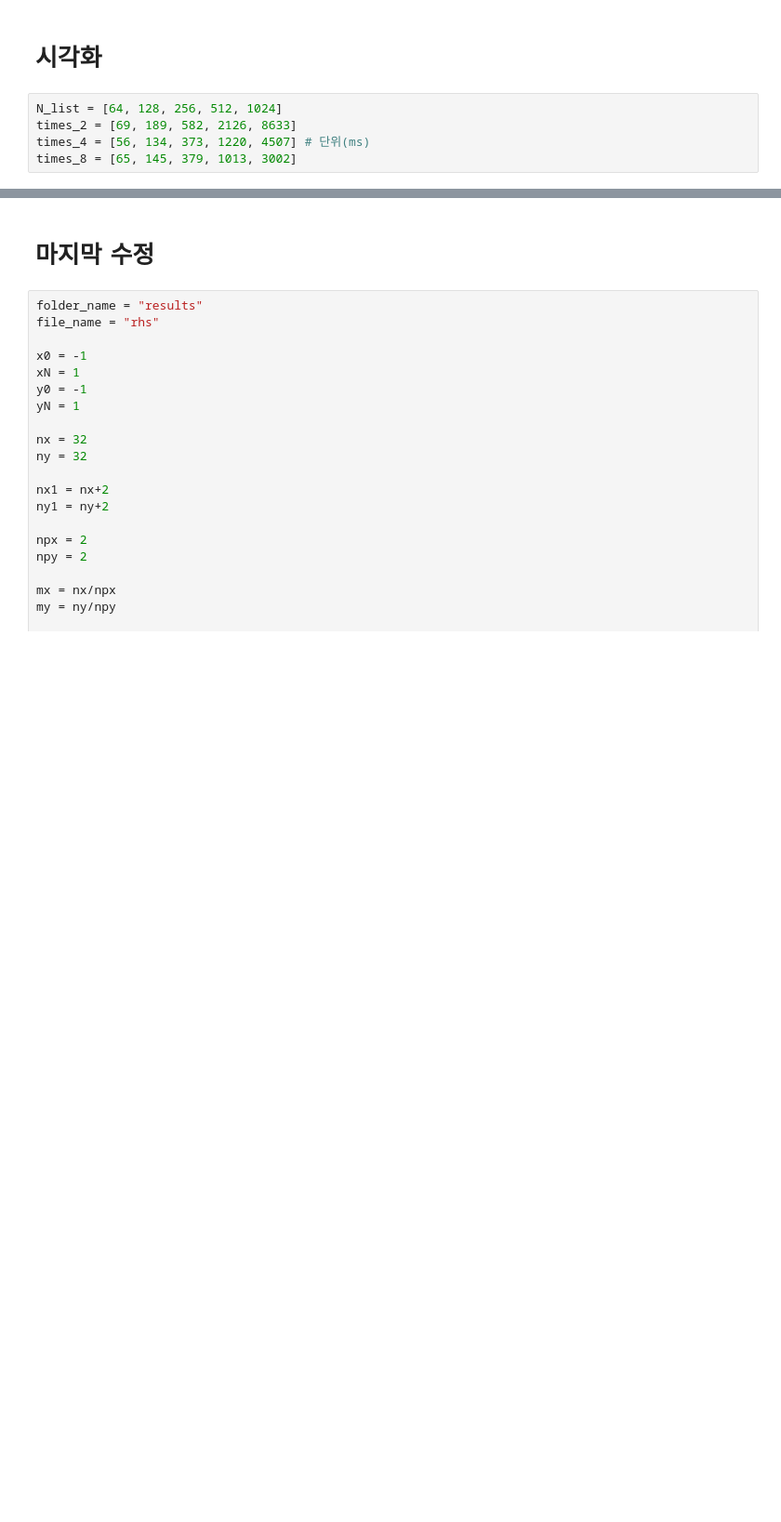
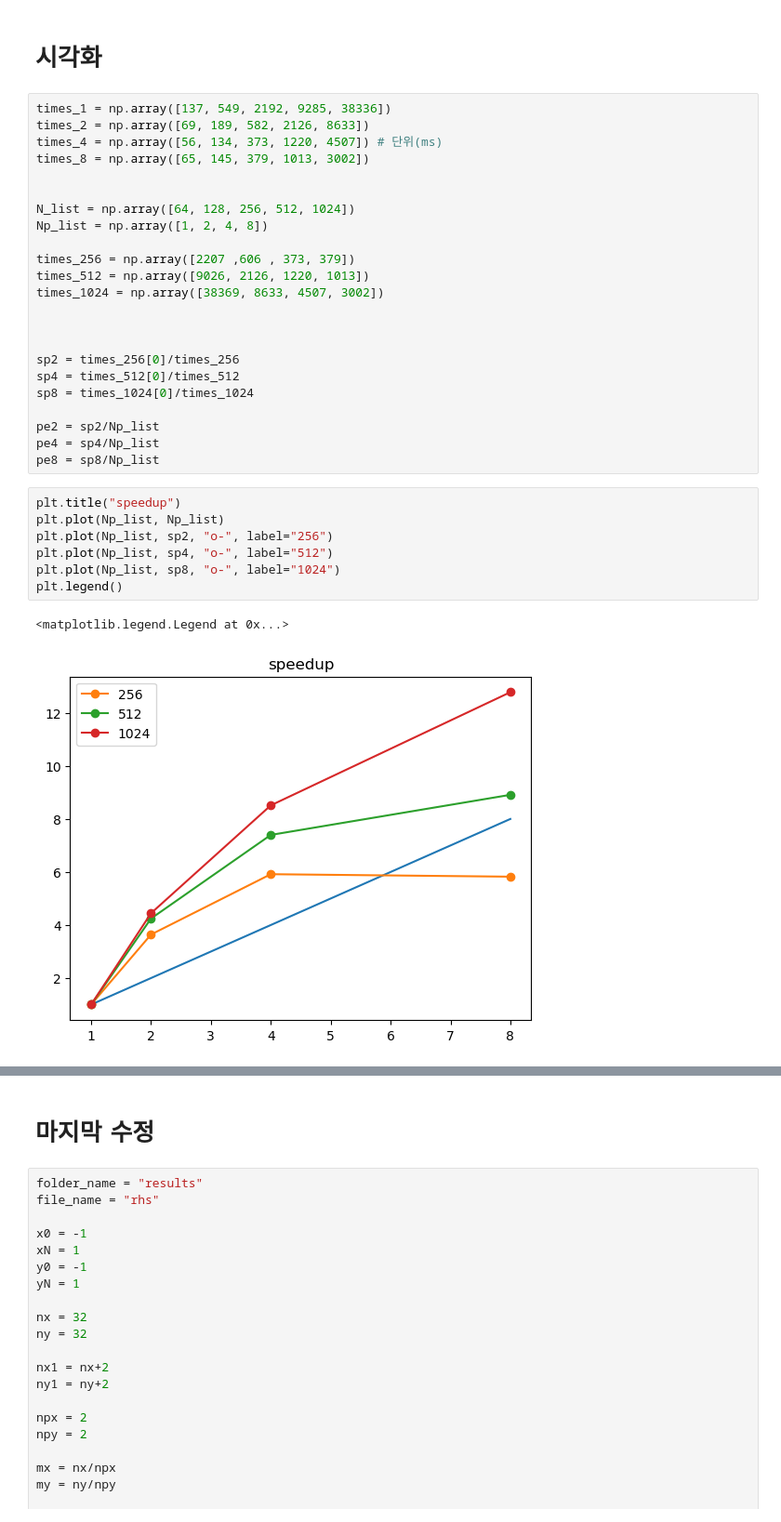
Before and after one commit to dontempty/PaScaL_TDMA_lab, a Jupyter notebook: examples_lab/lab.ipynb, the cells around one changed output, grey strips where cells are left out. Shown at 93% size. Cells and saved outputs as stored; diff of their text form; blank space fills up the shorter version.

```diff
--- a/examples_lab/lab.ipynb
+++ b/examples_lab/lab.ipynb
@@ -343,7 +410,35 @@ plt.colorbar()
 # %% [markdown]
 # 시각화
 # %%
-N_list = [64, 128, 256, 512, 1024]
-times_2 = [69, 189, 582, 2126, 8633]
-times_4 = [56, 134, 373, 1220, 4507] # 단위(ms)
-times_8 = [65, 145, 379, 1013, 3002]
+times_1 = np.array([137, 549, 2192, 9285, 38336])
+times_2 = np.array([69, 189, 582, 2126, 8633])
+times_4 = np.array([56, 134, 373, 1220, 4507]) # 단위(ms)
+times_8 = np.array([65, 145, 379, 1013, 3002])
+
+
+N_list = np.array([64, 128, 256, 512, 1024])
+Np_list = np.array([1, 2, 4, 8])
+
+times_256 = np.array([2207 ,606 , 373, 379])
+times_512 = np.array([9026, 2126, 1220, 1013])
+times_1024 = np.array([38369, 8633, 4507, 3002])
+
+
+
+sp2 = times_256[0]/times_256
+sp4 = times_512[0]/times_512
+sp8 = times_1024[0]/times_1024
+
+pe2 = sp2/Np_list
+pe4 = sp4/Np_list
+pe8 = sp8/Np_list
+# %%
+plt.title("speedup")
+plt.plot(Np_list, Np_list)
+plt.plot(Np_list, sp2, "o-", label="256")
+plt.plot(Np_list, sp4, "o-", label="512")
+plt.plot(Np_list, sp8, "o-", label="1024")
+plt.legend()
+# %% [output]
+<matplotlib.legend.Legend at 0x...>
+[figure, added]
```
Also changed, not shown: parts of 4 cells of this notebook, 45 other files.
